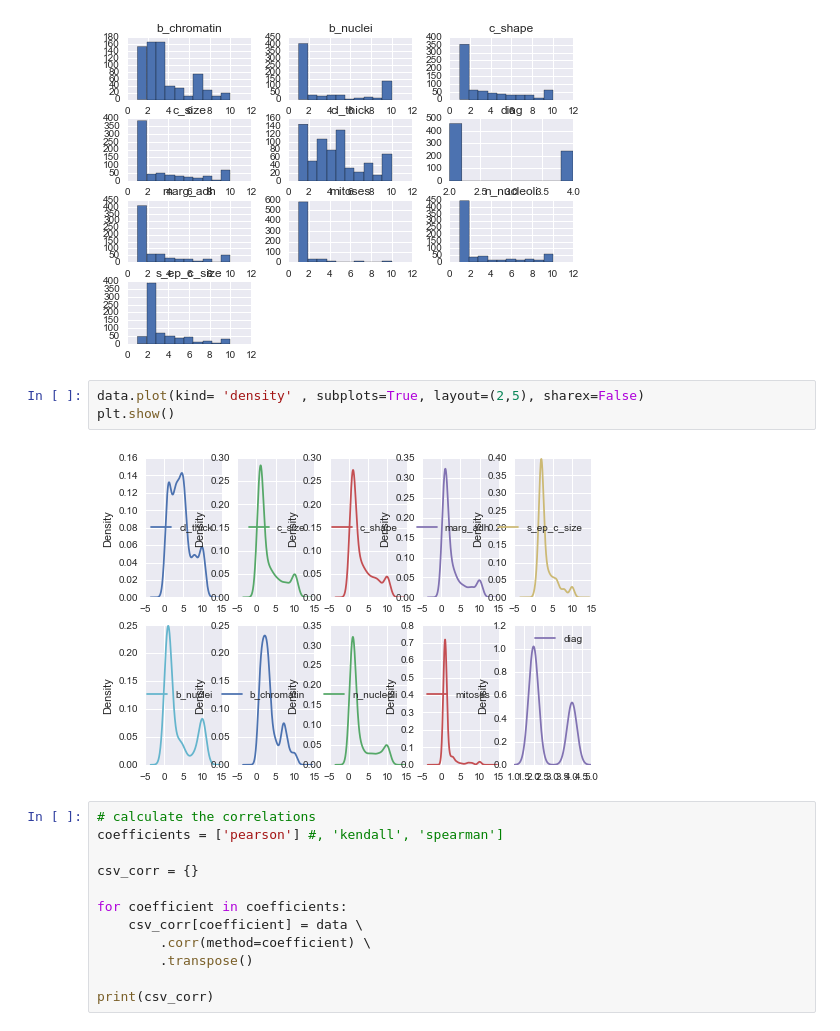
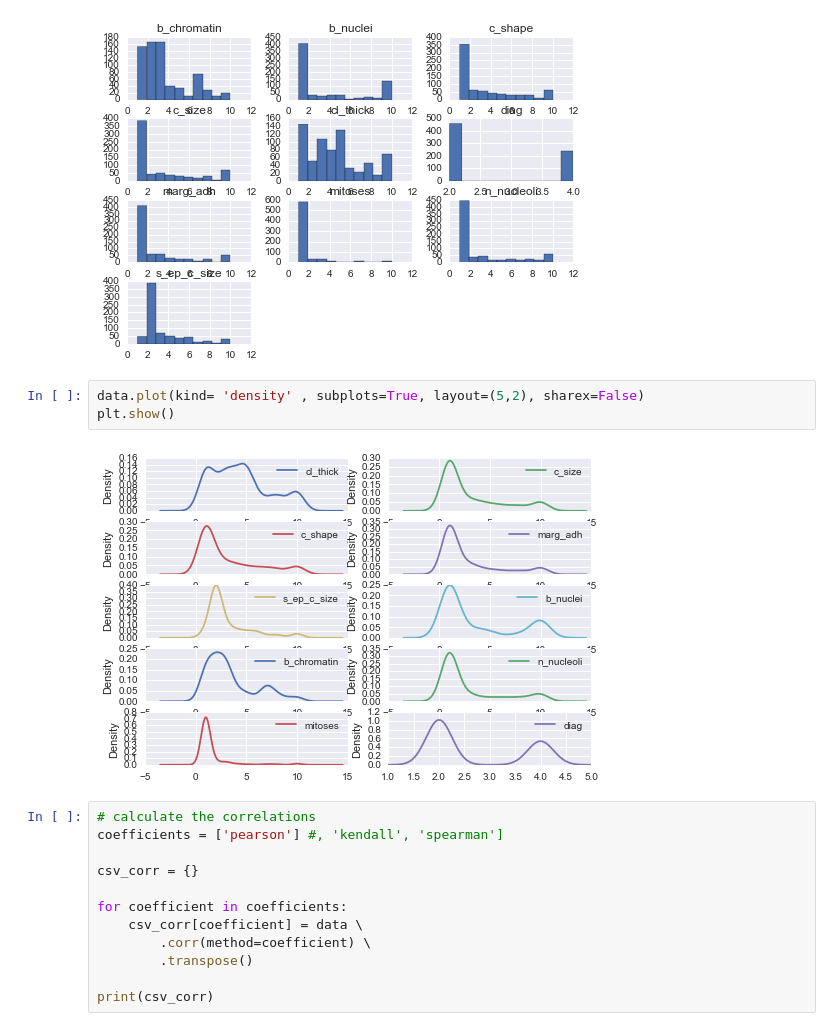
Before and after one commit to sethbunke/IntroductionToMachineLearning-LogisticRegression, a Jupyter notebook: ipython_notebooks/Introduction to Machine Learning - Logistic Regression.ipynb, the cells around one changed output. Drawn from its saved outputs; the diff is of its cells as text.

Commit message:
clean up graphs

```diff
--- a/ipython_notebooks/Introduction to Machine Learning - Logistic Regression.ipynb
+++ b/ipython_notebooks/Introduction to Machine Learning - Logistic Regression.ipynb
@@ -192,10 +192,10 @@ plt.show()
 # %% [output]
 [figure]
 # %%
-data.plot(kind= 'density' , subplots=True, layout=(2,5), sharex=False)
+data.plot(kind= 'density' , subplots=True, layout=(5,2), sharex=False)
 plt.show()
 # %% [output]
-[figure, old version]
+[figure, new version]
 # %%
 # calculate the correlations
 coefficients = ['pearson'] #, 'kendall', 'spearman']
```
